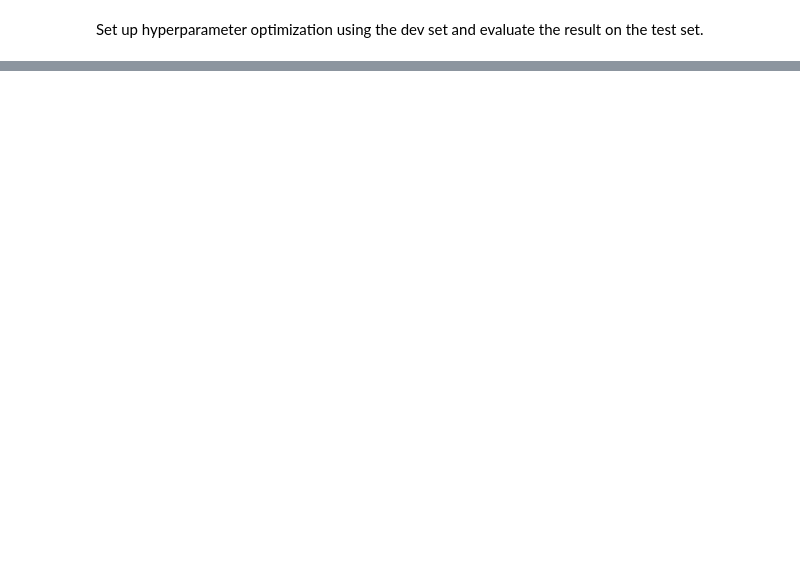
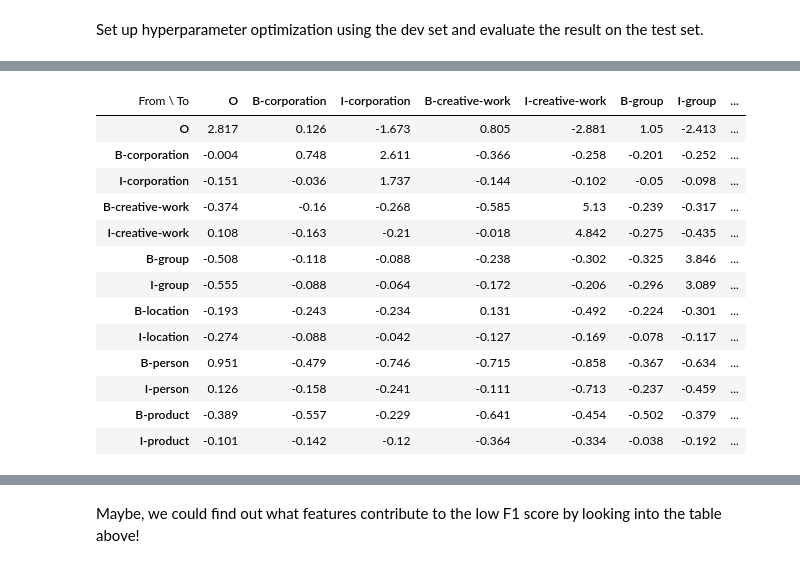
Before and after one commit to nickradunovic/Text-Mining-2020, a Jupyter notebook: Text Mining Assignment 2.ipynb, the cells around one changed output, grey strips where cells are left out. Drawn from its saved outputs; the diff is of its cells as text; code cells hidden in the pictures; blank space fills up the shorter version.

```diff
--- a/Text Mining Assignment 2.ipynb
+++ b/Text Mining Assignment 2.ipynb
@@ -175,0 +400,6 @@ Set up hyperparameter optimization using the dev set and evaluate the result on
+# %%
+X_dev = [sent2features_extended(s) for s in dev_sents]
+y_dev = [sent2labels(s) for s in dev_sents]
+
+X_test = [sent2features_extended(s) for s in test_sents]
+y_test = [sent2labels(s) for s in test_sents]
@@ -175,0 +440,33 @@ Set up hyperparameter optimization using the dev set and evaluate the result on
+# %%
+# define fixed parameters and parameters to search
+crf = sklearn_crfsuite.CRF(
+    algorithm='lbfgs',
+    max_iterations=100,
+    all_possible_transitions=True
+)
+params_space = {
+    'c1': scipy.stats.expon(scale=0.5),
+    'c2': scipy.stats.expon(scale=0.05),
+}
+
+# use the same metric for evaluation
+f1_scorer = make_scorer(metrics.flat_f1_score,
+                        average='weighted', labels=labels)
+
+# search
+rs = RandomizedSearchCV(crf, params_space,
+                        cv=3,
+                        verbose=1,
+                        n_jobs=-1,
+                        n_iter=10,
+                        scoring=f1_scorer)
+rs.fit(X_dev, y_dev)
+
+print('best params:', rs.best_params_)
+print("\nweighted avg:")
+crf = rs.best_estimator_
+y_pred = crf.predict(X_test)
+weighted_avg = metrics.flat_classification_report(
+    y_test, y_pred, labels=sorted_labels, digits=3, output_dict=True)['weighted avg']
+for k in weighted_avg.keys():
+    print("%s: %s" % (k, weighted_avg[k]))
@@ -175,0 +484,18 @@ Set up hyperparameter optimization using the dev set and evaluate the result on
+# %%
+# For interpretation see: https://eli5.readthedocs.io/en/latest/tutorials/sklearn_crfsuite.html
+eli5.show_weights(crf, top=30)
+# %% [output]
+| From \ To | O | B-corporation | I-corporation | B-creative-work | I-creative-work | B-group | I-group | ... |
+| O | 2.817 | 0.126 | -1.673 | 0.805 | -2.881 | 1.05 | -2.413 | ... |
+| B-corporation | -0.004 | 0.748 | 2.611 | -0.366 | -0.258 | -0.201 | -0.252 | ... |
+| I-corporation | -0.151 | -0.036 | 1.737 | -0.144 | -0.102 | -0.05 | -0.098 | ... |
+| B-creative-work | -0.374 | -0.16 | -0.268 | -0.585 | 5.13 | -0.239 | -0.317 | ... |
+| I-creative-work | 0.108 | -0.163 | -0.21 | -0.018 | 4.842 | -0.275 | -0.435 | ... |
+| B-group | -0.508 | -0.118 | -0.088 | -0.238 | -0.302 | -0.325 | 3.846 | ... |
+| I-group | -0.555 | -0.088 | -0.064 | -0.172 | -0.206 | -0.296 | 3.089 | ... |
+| B-location | -0.193 | -0.243 | -0.234 | 0.131 | -0.492 | -0.224 | -0.301 | ... |
+| I-location | -0.274 | -0.088 | -0.042 | -0.127 | -0.169 | -0.078 | -0.117 | ... |
+| B-person | 0.951 | -0.479 | -0.746 | -0.715 | -0.858 | -0.367 | -0.634 | ... |
+| I-person | 0.126 | -0.158 | -0.241 | -0.111 | -0.713 | -0.237 | -0.459 | ... |
+| B-product | -0.389 | -0.557 | -0.229 | -0.641 | -0.454 | -0.502 | -0.379 | ... |
+| I-product | -0.101 | -0.142 | -0.12 | -0.364 | -0.334 | -0.038 | -0.192 | ... |
@@ -175,0 +504,2 @@ Set up hyperparameter optimization using the dev set and evaluate the result on
+# %% [markdown]
+Maybe, we could find out what features contribute to the low F1 score by looking into the table above!
```
Also changed, not shown: parts of 17 cells of this notebook.
